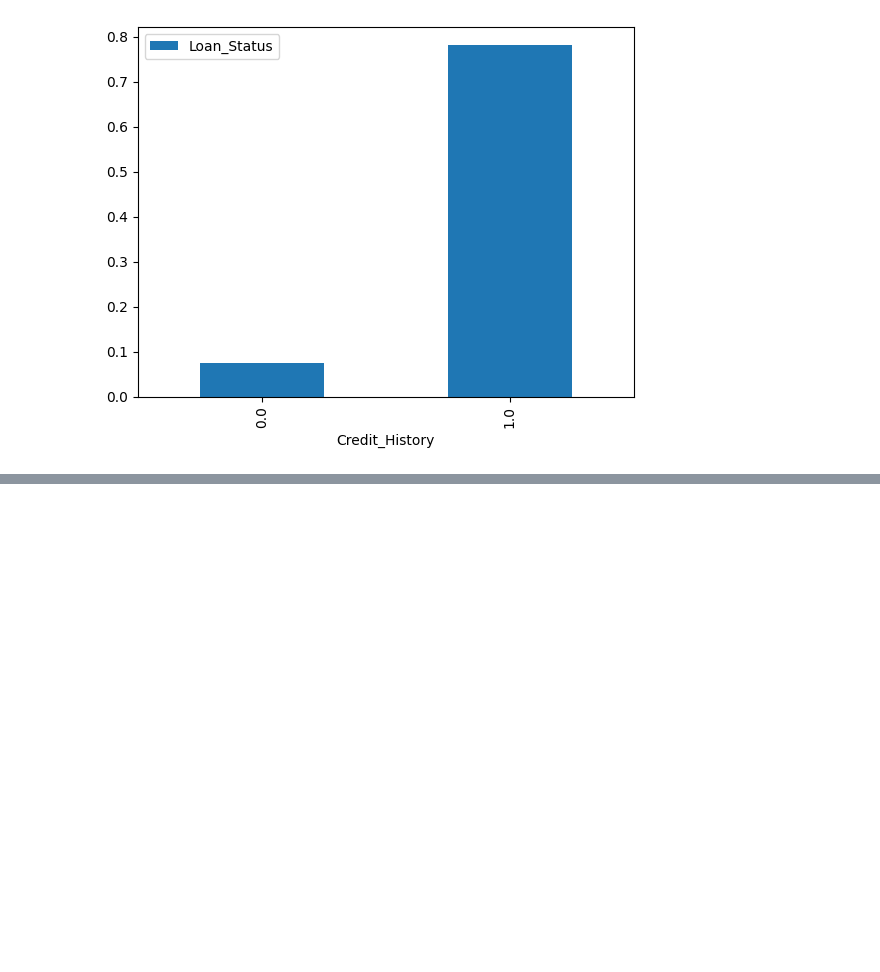
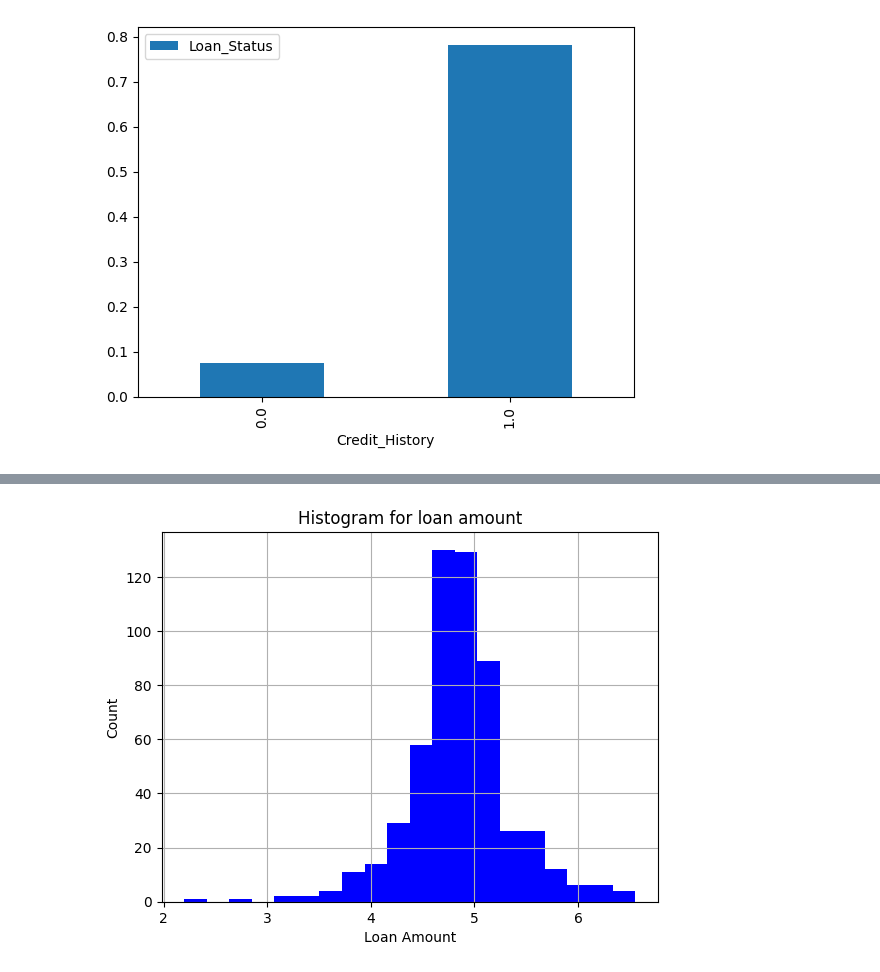
Before and after one commit to mfs135/decision-tree-classifier, a Jupyter notebook: decisiontree.ipynb, the cells around one changed output, grey strips where cells are left out. Saved outputs shown, nothing was run; the diff lists cells and outputs as text; code cells hidden in the pictures; blank space fills up the shorter version.

```diff
--- a/decisiontree.ipynb
+++ b/decisiontree.ipynb
@@ -167,0 +292,11 @@ plt.show()
+# %%
+data['LoanAmount_log'] = np.log(data['LoanAmount'])
+# %%
+plt.hist(data['LoanAmount_log'], 20, facecolor='b')
+plt.xlabel('Loan Amount')
+plt.ylabel('Count')
+plt.title('Histogram for loan amount')
+plt.grid(True)
+plt.show()
+# %% [output]
+[figure, added]
```
Also changed, not shown: parts of 39 cells of this notebook, 1 other file.
